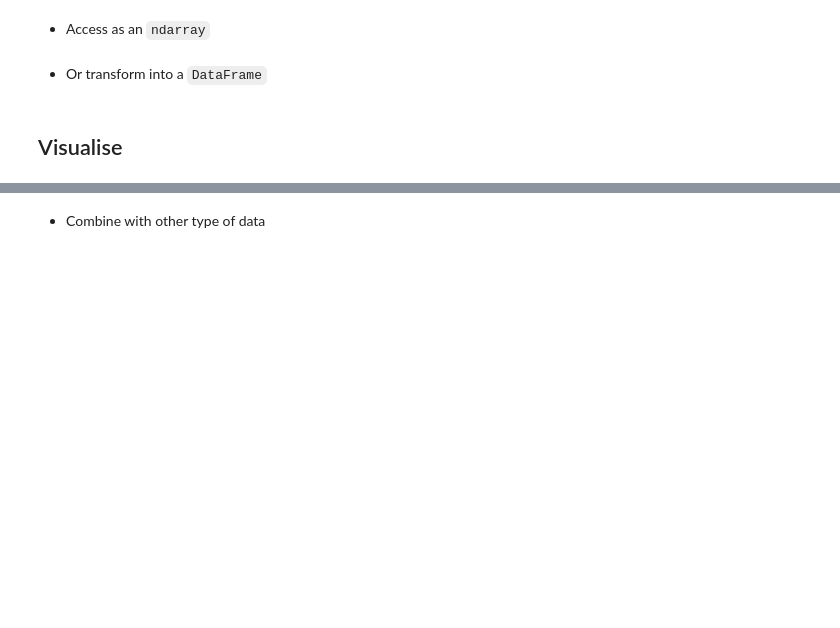
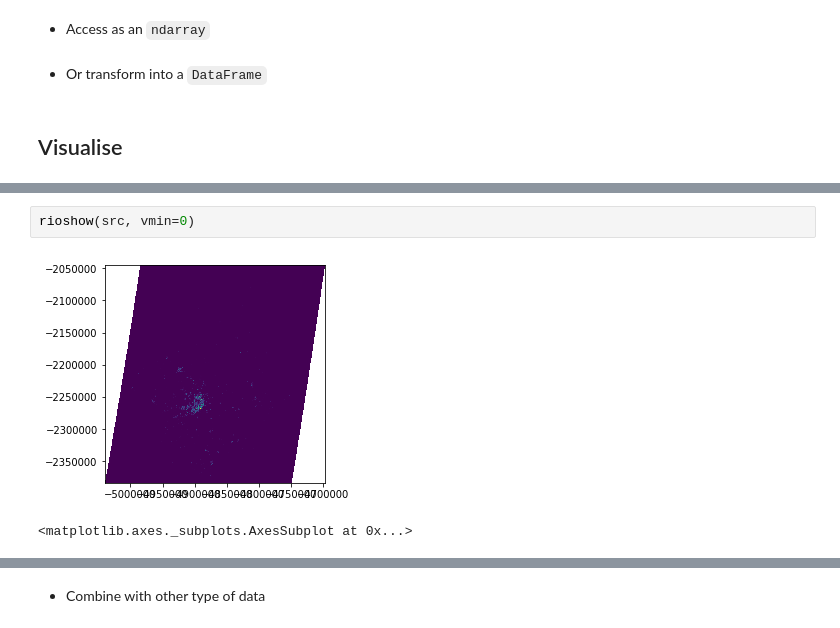
Before and after one commit to darribas/gds_ufmg19, a Jupyter notebook: notebooks/d4n1_raster.ipynb, the cells around one changed output, grey strips where cells are left out. Drawn from its saved outputs; the diff is of its cells as text; blank space fills up the shorter version.

```diff
--- a/notebooks/d4n1_raster.ipynb
+++ b/notebooks/d4n1_raster.ipynb
@@ -59,0 +188,5 @@ IFrame('https://rasterio.readthedocs.io/en/stable/',
+# %%
+rioshow(src, vmin=0)
+# %% [output]
+[figure, added]
+<matplotlib.axes._subplots.AxesSubplot at 0x...>
```
Also changed, not shown: parts of 48 cells of this notebook, 2 other files.
